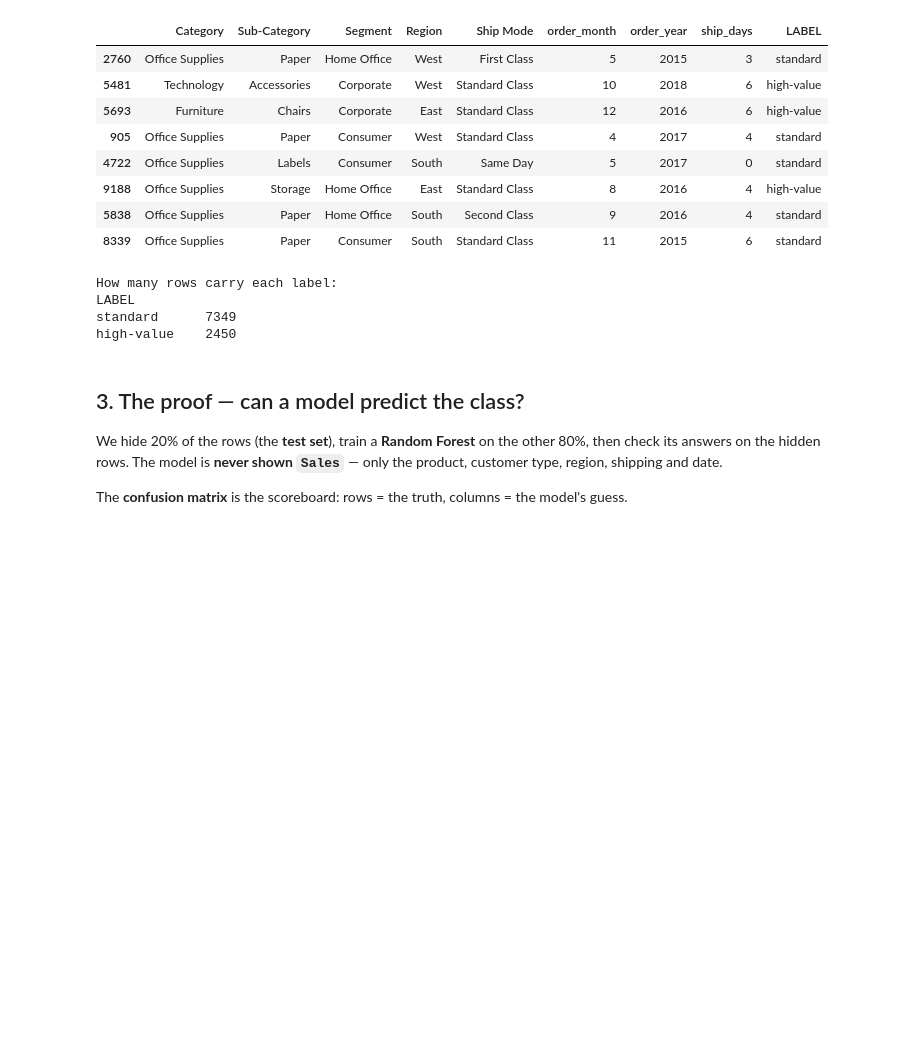
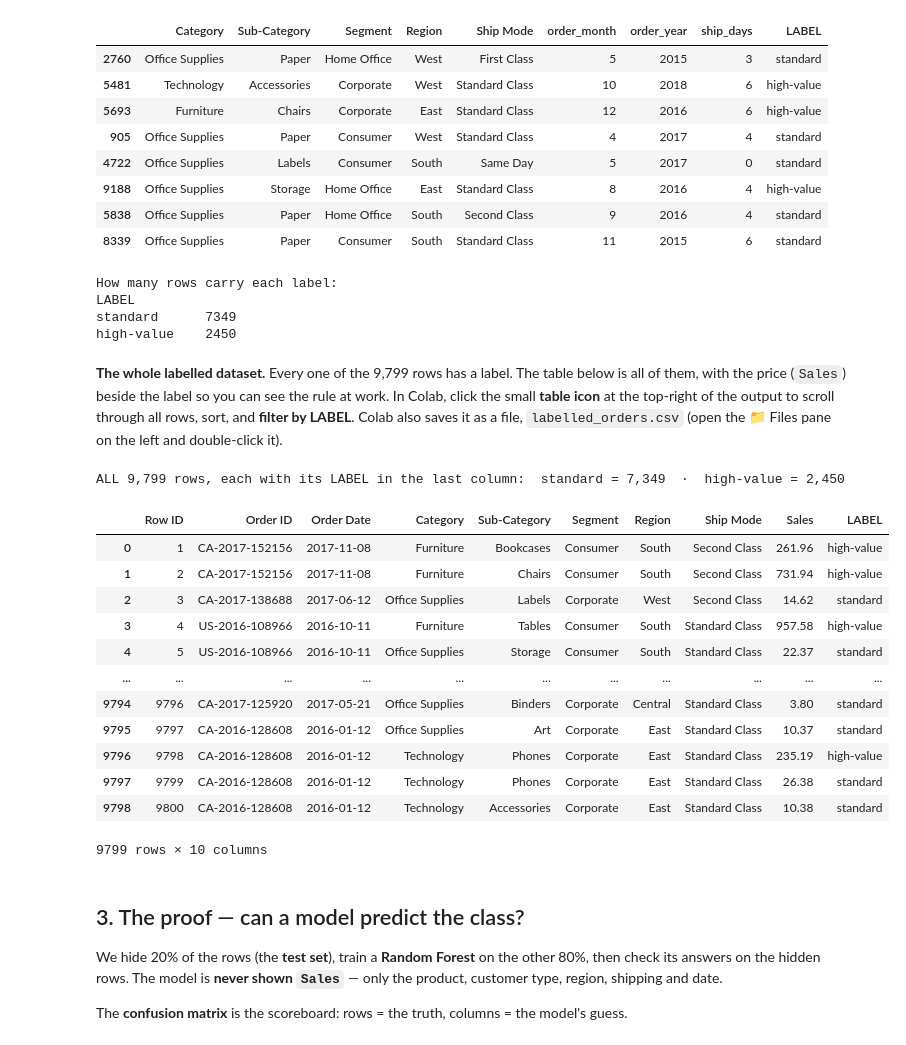
Before and after one commit to Abhishek222983101/sales-analytics-platform, a Jupyter notebook: dwm-project/DWM_Class_Demo.ipynb, the cells around one changed output. Saved outputs shown, nothing was run; the diff lists cells and outputs as text; code cells hidden in the pictures; blank space fills up the shorter version.

Commit message:
Demo notebook: show the whole labelled dataset (and save labelled_orders.csv in Colab)
Co-Authored-By: Claude Sonnet 5.5 <noreply@anthropic.com>

```diff
--- a/dwm-project/DWM_Class_Demo.ipynb
+++ b/dwm-project/DWM_Class_Demo.ipynb
@@ -212,6 +212,33 @@ How many rows carry each label:
 LABEL
 standard      7349
 high-value    2450
+# %% [markdown]
+**The whole labelled dataset.** Every one of the 9,799 rows has a label. The table below is all of them, with the price (`Sales`) beside the label so you can see the rule at work. In Colab, click the small **table icon** at the top-right of the output to scroll through all rows, sort, and **filter by LABEL**. Colab also saves it as a file, `labelled_orders.csv` (open the 📁 Files pane on the left and double-click it).
+# %%
+labelled_all = df[["Row ID", "Order ID", "Order Date", "Category", "Sub-Category", "Segment", "Region", "Ship Mode", "Sales", "class_name"]].rename(columns={"class_name": "LABEL"})
+try:
+    import google.colab                           # this import only works inside Google Colab
+    labelled_all.to_csv("labelled_orders.csv", index=False)
+    print("Saved labelled_orders.csv — open the 📁 Files pane on the left and double-click it to see the LABEL column in the file itself.\n")
+except ImportError:
+    pass
+print(f"ALL {len(labelled_all):,} rows, each with its LABEL in the last column:  standard = {int((labelled_all['LABEL'] == 'standard').sum()):,}  ·  high-value = {int((labelled_all['LABEL'] == 'high-value').sum()):,}")
+labelled_all
+# %% [output]
+ALL 9,799 rows, each with its LABEL in the last column:  standard = 7,349  ·  high-value = 2,450
+|  | Row ID | Order ID | Order Date | Category | Sub-Category | Segment | Region | Ship Mode | Sales | LABEL |
+| 0 | 1 | CA-2017-152156 | 2017-11-08 | Furniture | Bookcases | Consumer | South | Second Class | 261.96 | high-value |
+| 1 | 2 | CA-2017-152156 | 2017-11-08 | Furniture | Chairs | Consumer | South | Second Class | 731.94 | high-value |
+| 2 | 3 | CA-2017-138688 | 2017-06-12 | Office Supplies | Labels | Corporate | West | Second Class | 14.62 | standard |
+| 3 | 4 | US-2016-108966 | 2016-10-11 | Furniture | Tables | Consumer | South | Standard Class | 957.58 | high-value |
+| 4 | 5 | US-2016-108966 | 2016-10-11 | Office Supplies | Storage | Consumer | South | Standard Class | 22.37 | standard |
+| ... | ... | ... | ... | ... | ... | ... | ... | ... | ... | ... |
+| 9794 | 9796 | CA-2017-125920 | 2017-05-21 | Office Supplies | Binders | Corporate | Central | Standard Class | 3.80 | standard |
+| 9795 | 9797 | CA-2016-128608 | 2016-01-12 | Office Supplies | Art | Corporate | East | Standard Class | 10.37 | standard |
+| 9796 | 9798 | CA-2016-128608 | 2016-01-12 | Technology | Phones | Corporate | East | Standard Class | 235.19 | high-value |
+| 9797 | 9799 | CA-2016-128608 | 2016-01-12 | Technology | Phones | Corporate | East | Standard Class | 26.38 | standard |
+| 9798 | 9800 | CA-2016-128608 | 2016-01-12 | Technology | Accessories | Corporate | East | Standard Class | 10.38 | standard |
+9799 rows × 10 columns
 # %% [markdown]
 ## 3. The proof — can a model predict the class?
 We hide 20% of the rows (the **test set**), train a **Random Forest** on the other 80%, then check its answers on the hidden rows. The model is **never shown `Sales`** — only the product, customer type, region, shipping and date.
```
Also changed, not shown: 2 other files.
